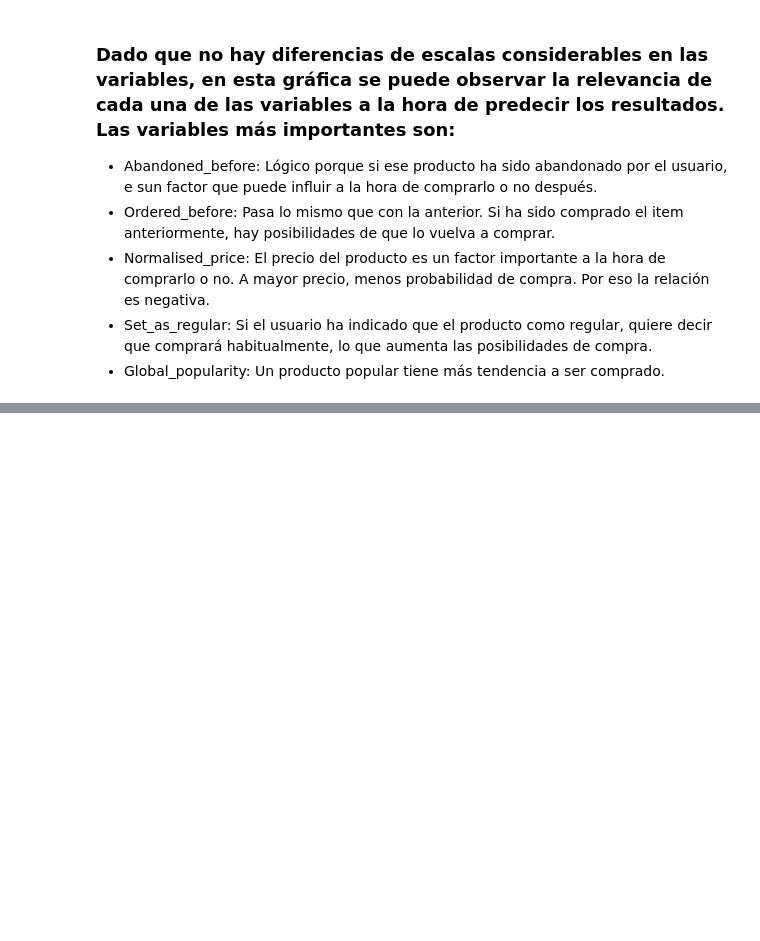
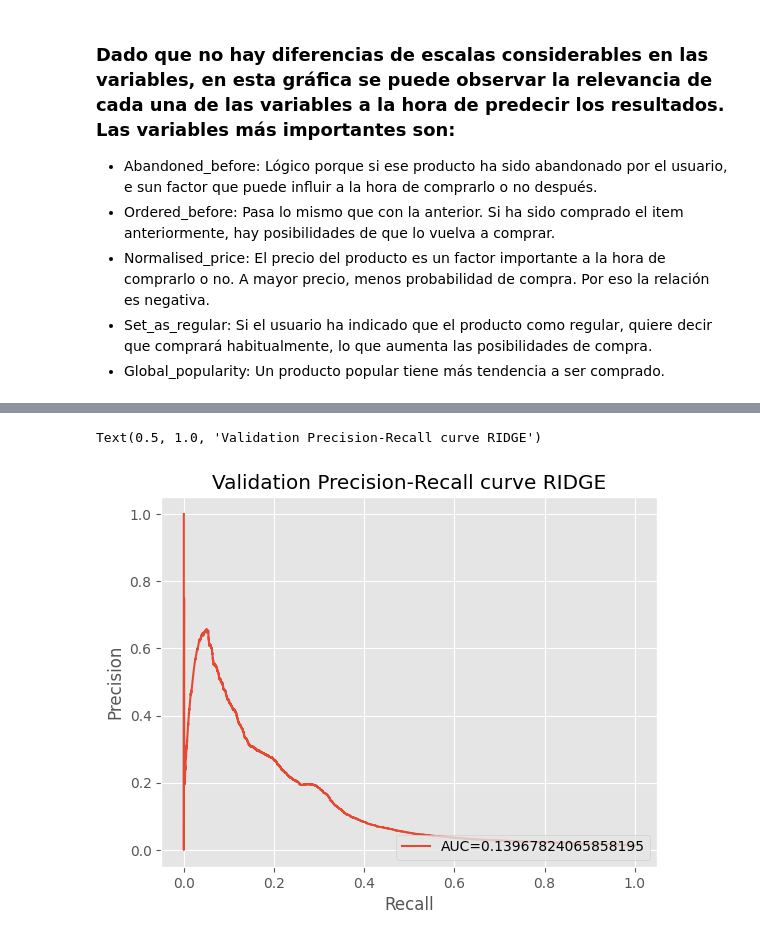
Before and after one commit to uhernando002/zrive-ds, a Jupyter notebook: src/module_3/module_3_milestone1.ipynb, the cells around one changed output, grey strips where cells are left out. Saved outputs shown, nothing was run; the diff lists cells and outputs as text; code cells hidden in the pictures; blank space fills up the shorter version.

```diff
--- a/src/module_3/module_3_milestone1.ipynb
+++ b/src/module_3/module_3_milestone1.ipynb
@@ -198,0 +293,9 @@ plt.show()
+# %%
+plt.plot(recall_ridge, precision_ridge,label="AUC="+str(auc_precrec_ridge))
+plt.ylabel("Precision")
+plt.xlabel("Recall")
+plt.legend(loc=4)
+plt.title("Validation Precision-Recall curve RIDGE")
+# %% [output]
+Text(0.5, 1.0, 'Validation Precision-Recall curve RIDGE')
+[figure, added]
```
Also changed, not shown: parts of 49 cells of this notebook, 1 other file.
